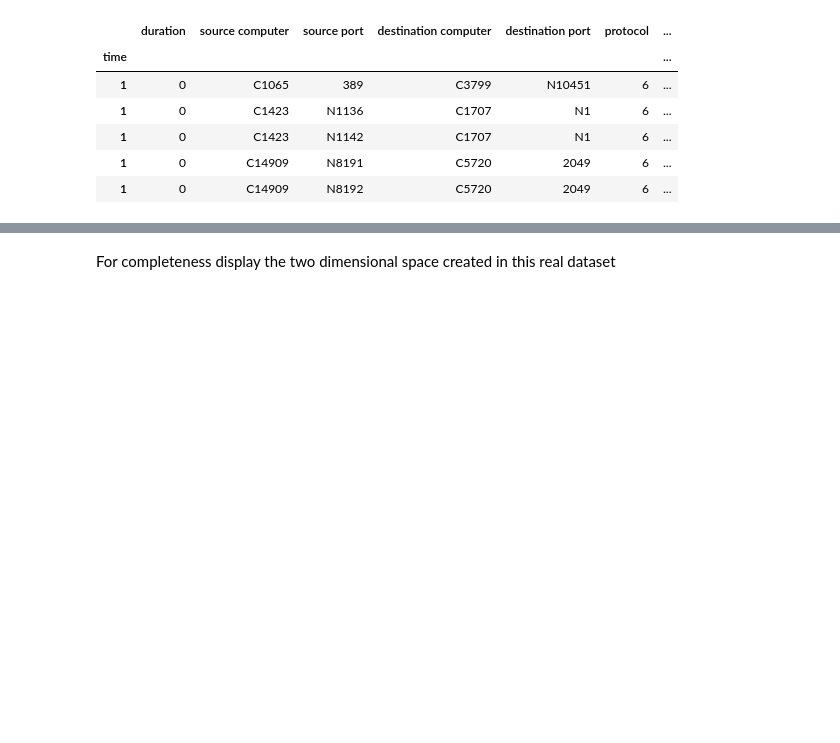
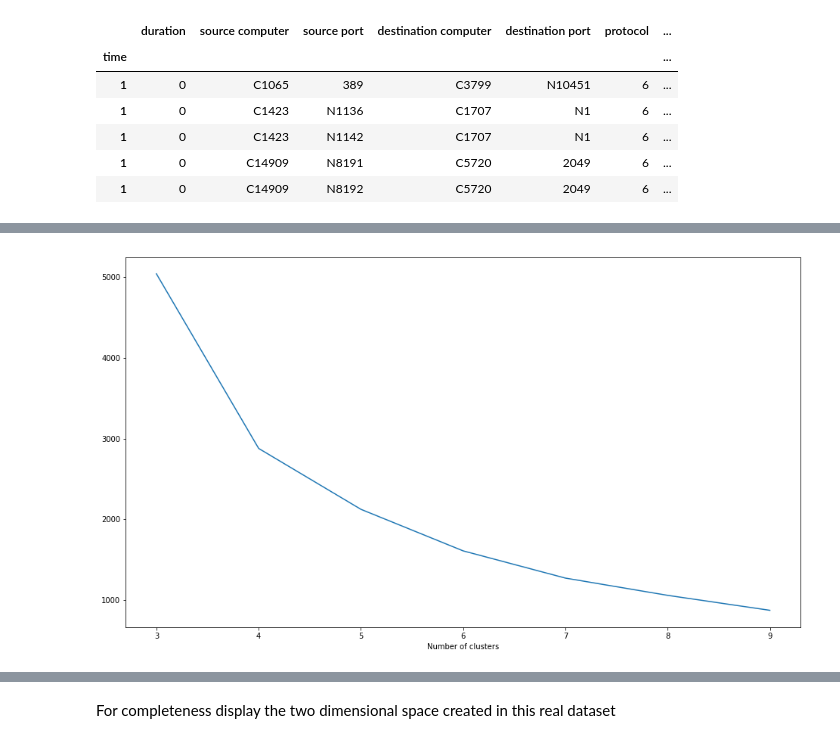
Before and after one commit to SotirisAnagnostidis/onlineAnomalyDetection, a Jupyter notebook: diploma/Progression.ipynb, the cells around one changed output, grey strips where cells are left out. Cells and saved outputs as stored; diff of their text form; code cells hidden in the pictures; blank space fills up the shorter version.

```diff
--- a/diploma/Progression.ipynb
+++ b/diploma/Progression.ipynb
@@ -386,0 +434,6 @@ data_by_host_N, hosts_N = get_data_by_dataframe(df_N)
+# %%
+plt.plot(cluster_sizes, cluster_scores)
+plt.xlabel('Number of clusters')
+plt.show()
+# %% [output]
+[figure, added]
```
Also changed, not shown: parts of 22 cells of this notebook.
